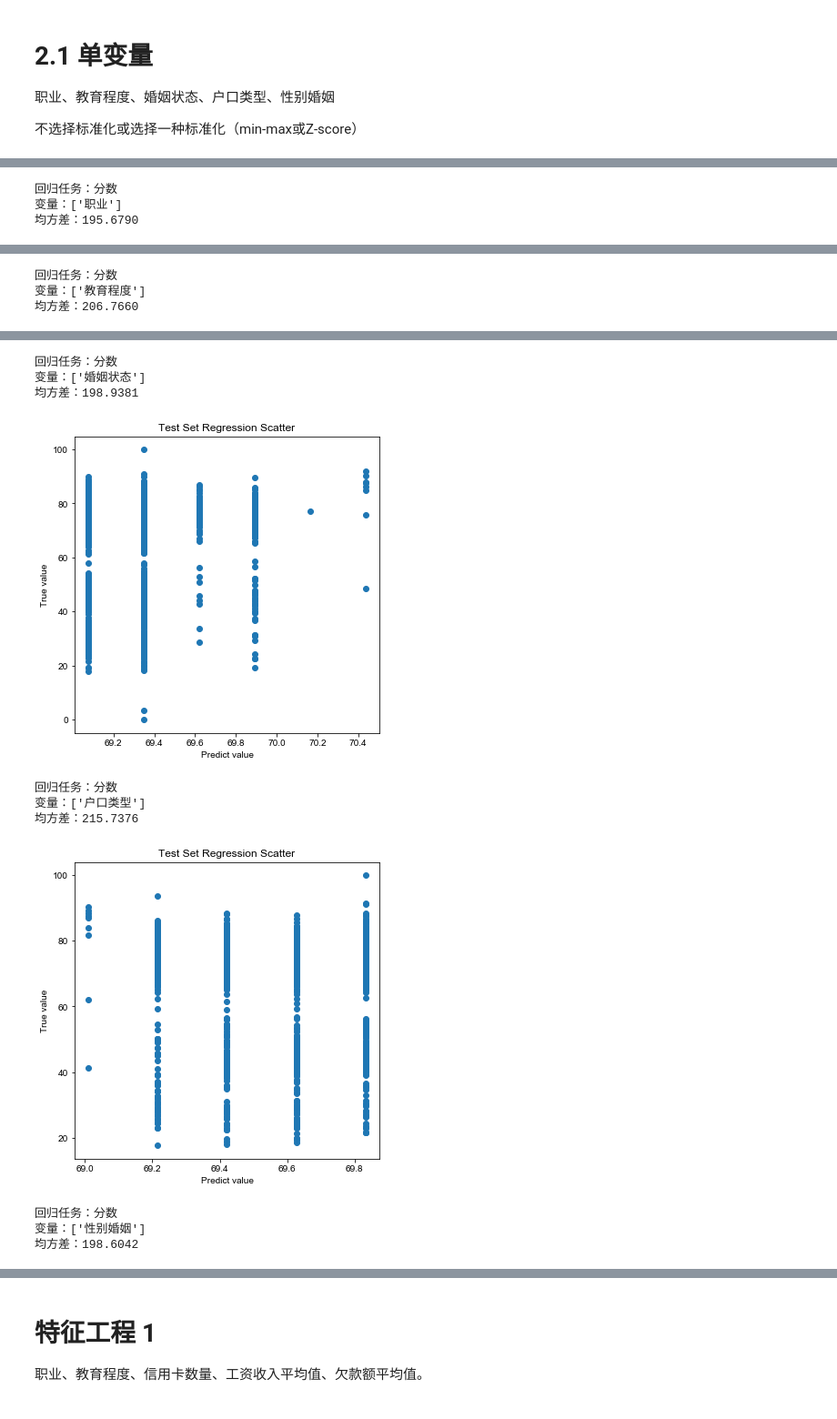
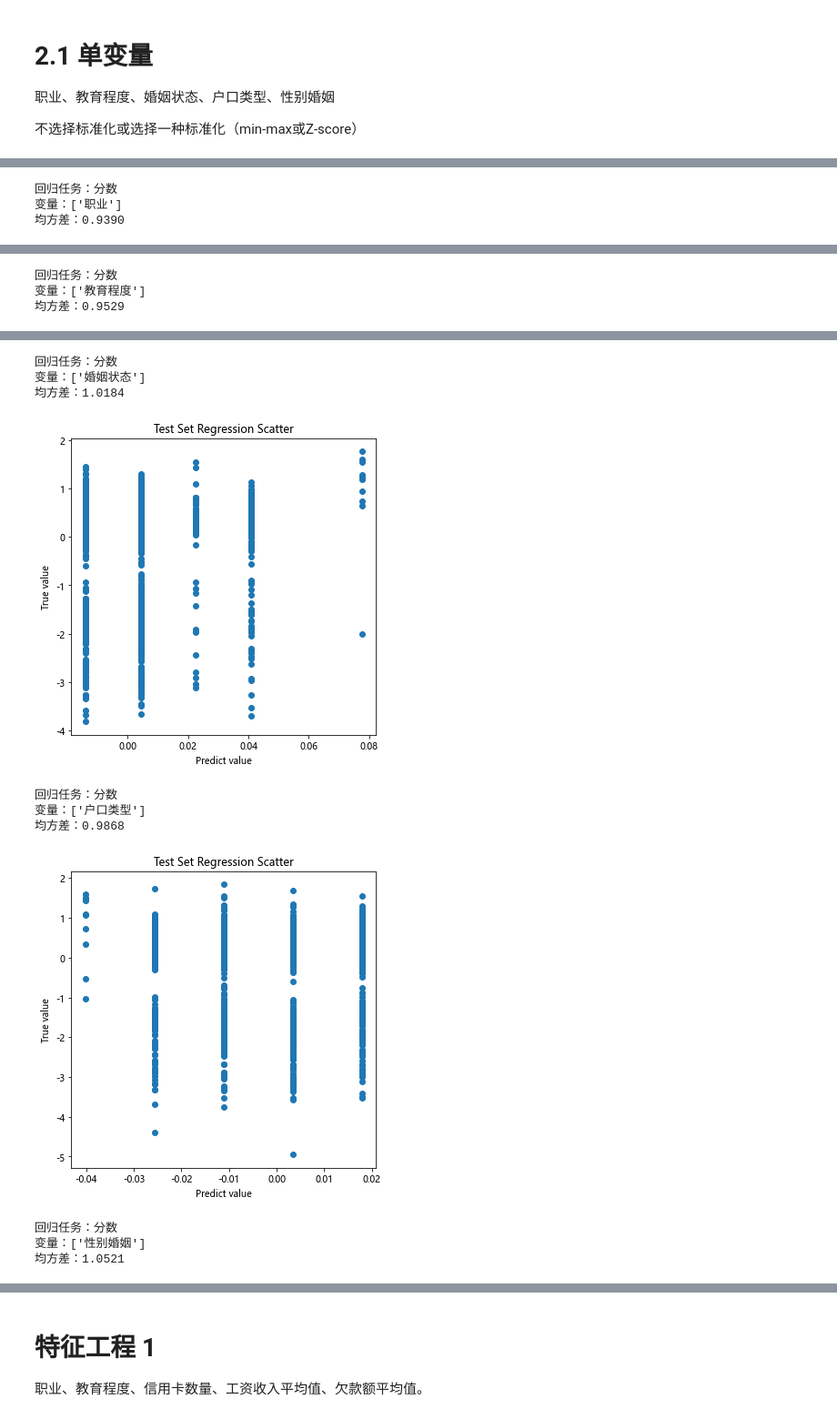
Before and after one commit to ProcedureOriented/MachineLearning, a Jupyter notebook: MidTermHomework.ipynb, the cells around one changed output, grey strips where cells are left out. Shown at 91% size. Cells and saved outputs as stored; diff of their text form; code cells hidden in the pictures.

```diff
--- a/MidTermHomework.ipynb
+++ b/MidTermHomework.ipynb
@@ -251,7 +251,7 @@ df_dict['账单'][error_index].head()
 5 rows × 23 columns
 # %%
 fig2 = plt.figure(figsize=(10, 12), facecolor='w')
-plt.rcParams['font.family'] = ['Arial Unicode MS'] #用来正常显示中文标签
+plt.rcParams['font.family'] = ['Arial Unicode MS', 'Microsoft Yahei', 'SimHei'] #用来正常显示中文标签
 plt.rcParams['axes.unicode_minus'] = False #用来正常显示负号
 
 ax1 = fig2.add_subplot(2,1,1)
@@ -270,7 +270,10 @@ fig2.tight_layout()
 # print("年月份异常：%d行" %bank_train[error_index].shape[0])
 # bank_train[error_index].head()
 
-df_dict['银行流水'] = bank_train[((bank_train['交易年']<=2156) & (bank_train['交易月']<=10)) | ((bank_train['交易年'] >= 2157) & (bank_train['交易月']>=11))]
+cut_bank_range = False
+
+if cut_bank_range:
+    df_dict['银行流水'] = bank_train[((bank_train['交易年']<=2156) & (bank_train['交易月']<=10)) | ((bank_train['交易年'] >= 2157) & (bank_train['交易月']>=11))]
 # %% [output]
 (83844, 12)
 # %% [markdown]
@@ -325,7 +328,9 @@ df_dict['用户信息'] = df_dict['用户信息'].replace(code_dict)
 编码：{'女单身': 0, '男单身': 1, '男已婚': 2, '其他': 3, '女已婚': 4}
 # %%
 # One-Hot Encoding
-col_list=list(df_dict['用户信息'])
-col_list.remove('new_user_id')
-df_dict['用户信息OH'] = pd.get_dummies(df_dict['用户信息'], columns=col_list)
-df_dict['用户信息OH'].head(5)
+one_hot = False
+if one_hot:
+    col_list=list(df_dict['用户信息'])
+    col_list.remove('new_user_id')
+    df_dict['用户信息OH'] = pd.get_dummies(df_dict['用户信息'], columns=col_list)
+    df_dict['用户信息OH'].head(5)
@@ -406,12 +392,29 @@ df.head()
 # %%
 # min-max标准化
-
 def mNormalization(dataframe, column):
     single = pd.DataFrame(dataframe[column],columns=[column])
     single = single.apply(lambda x: (x - np.min(x)) / (np.max(x) - np.min(x)))
     dataframe[column] = single[column]
     return dataframe
 
-df = pd.merge(df_dict['用户信息'], df_dict['违约记录'], on='new_user_id', how='left')
-df = mNormalization(df, '分数')
-# df['分数'].plot.hist()
+# Z-score标准化
+def zNormalization(dataframe, column):
+    single = pd.DataFrame(dataframe[column],columns=[column])
+    single = single.apply(lambda x: (x - np.mean(x)) / np.std(x))
+    dataframe[column] = single[column]
+    return dataframe
+
+norm_mode = 'continue' # continue, minmax, zscore
+
+if norm_mode == 'continue':
+    df = pd.merge(df_dict['用户信息'], df_dict['违约记录'], on='new_user_id', how='left')
+elif:
+    df = pd.merge(df_dict['用户信息'], df_dict['违约记录'], on='new_user_id', how='left')
+    df = mNormalization(df, '分数')
+    # df['分数'].plot.hist()
+elif:
+    df = pd.merge(df_dict['用户信息'], df_dict['违约记录'], on='new_user_id', how='left')
+    df = zNormalization(df, '分数')
+    # df['分数'].plot.hist()
+
+df.head()
@@ -439,7 +437,7 @@ def VarRegression(dataframe: pd.DataFrame, depVar: str, indVarList: list, testsi
     print("回归任务：%s\n变量：%s\n均方差：%.4f\n" %(depVar, indVarList, mse))
 
     plt.figure(figsize=(6, 6), facecolor='w')
-    plt.rcParams['font.family'] = ['Arial Unicode MS'] #用来正常显示中文标签
+    plt.rcParams['font.family'] = ['Arial Unicode MS', 'Microsoft Yahei', 'SimHei'] #用来正常显示中文标签
     plt.rcParams['axes.unicode_minus'] = False #用来正常显示负号
 
     plt.title('Test Set Regression Scatter')
@@ -460,4 +458,4 @@ for feature in features:
 # %% [output]
 回归任务：分数
 变量：['职业']
-均方差：195.6790
+均方差：0.9390
@@ -465,3 +463,3 @@ for feature in features:
 回归任务：分数
 变量：['教育程度']
-均方差：206.7660
+均方差：0.9529
@@ -469,11 +467,11 @@ for feature in features:
 回归任务：分数
 变量：['婚姻状态']
-均方差：198.9381
+均方差：1.0184
-[figure, old version]
+[figure, new version]
 回归任务：分数
 变量：['户口类型']
-均方差：215.7376
+均方差：0.9868
-[figure, old version]
+[figure, new version]
 回归任务：分数
 变量：['性别婚姻']
-均方差：198.6042
+均方差：1.0521
```
Also changed, not shown: parts of 24 cells of this notebook.
